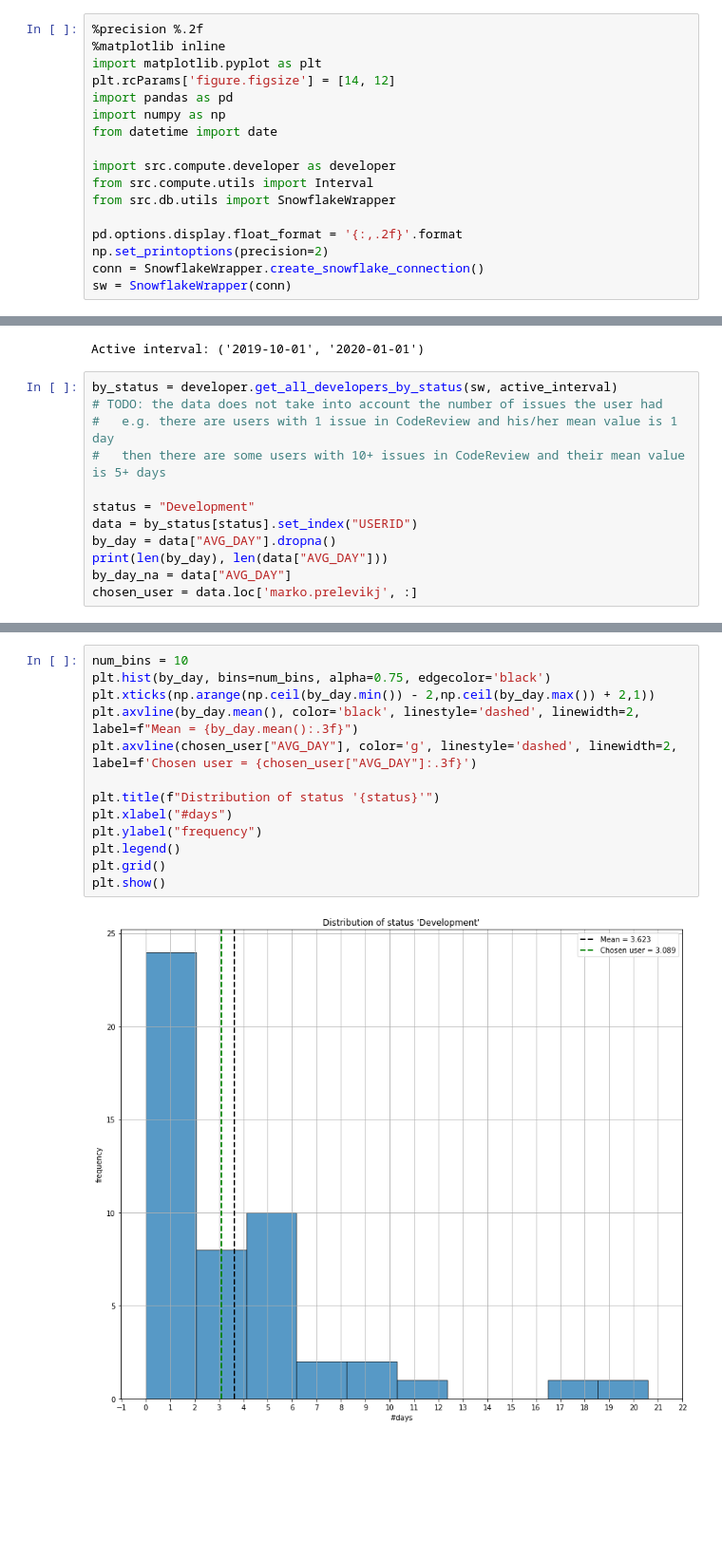
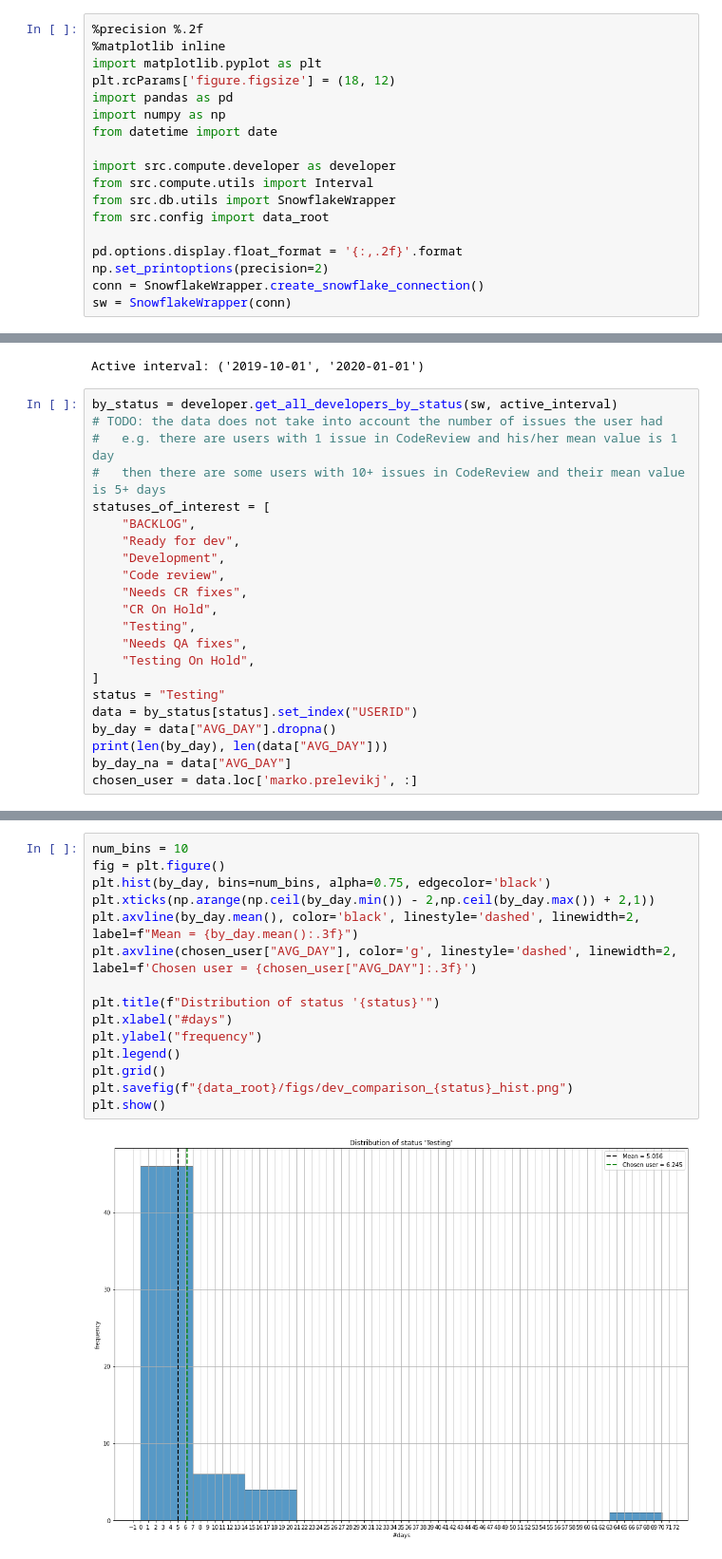
Before and after one commit to pr3mar/thesis, a Jupyter notebook: src/reports/compare_developers.ipynb, the cells around one changed output, grey strips where cells are left out. Shown at 95% size. Saved outputs shown, nothing was run; the diff lists cells and outputs as text; blank space fills up the shorter version.

Commit message:
Beautifying graphs + adding anon data

```diff
--- a/src/reports/compare_developers.ipynb
+++ b/src/reports/compare_developers.ipynb
@@ -2,7 +2,7 @@
 %precision %.2f
 %matplotlib inline
 import matplotlib.pyplot as plt
-plt.rcParams['figure.figsize'] = [14, 12]
+plt.rcParams['figure.figsize'] = (18, 12)
 import pandas as pd
 import numpy as np
 from datetime import date
@@ -10,6 +10,7 @@ from datetime import date
 import src.compute.developer as developer
 from src.compute.utils import Interval
 from src.db.utils import SnowflakeWrapper
+from src.config import data_root
 
 pd.options.display.float_format = '{:,.2f}'.format
 np.set_printoptions(precision=2)
@@ -42,8 +43,18 @@ by_status = developer.get_all_developers_by_status(sw, active_interval)
 # TODO: the data does not take into account the number of issues the user had
 #   e.g. there are users with 1 issue in CodeReview and his/her mean value is 1 day
 #   then there are some users with 10+ issues in CodeReview and their mean value is 5+ days
-
-status = "Development"
+statuses_of_interest = [
+    "BACKLOG",
+    "Ready for dev",
+    "Development",
+    "Code review",
+    "Needs CR fixes",
+    "CR On Hold",
+    "Testing",
+    "Needs QA fixes",
+    "Testing On Hold",
+]
+status = "Testing"
 data = by_status[status].set_index("USERID")
 by_day = data["AVG_DAY"].dropna()
 print(len(by_day), len(data["AVG_DAY"]))
@@ -54,18 +65,20 @@ chosen_user = data.loc['marko.prelevikj', :]
 # %%
 num_bins = 10
+fig = plt.figure()
 plt.hist(by_day, bins=num_bins, alpha=0.75, edgecolor='black')
 plt.xticks(np.arange(np.ceil(by_day.min()) - 2,np.ceil(by_day.max()) + 2,1))
 plt.axvline(by_day.mean(), color='black', linestyle='dashed', linewidth=2, label=f"Mean = {by_day.mean():.3f}")
 plt.axvline(chosen_user["AVG_DAY"], color='g', linestyle='dashed', linewidth=2, label=f'Chosen user = {chosen_user["AVG_DAY"]:.3f}')
 
 plt.title(f"Distribution of status '{status}'")
 plt.xlabel("#days")
 plt.ylabel("frequency")
 plt.legend()
 plt.grid()
+plt.savefig(f"{data_root}/figs/dev_comparison_{status}_hist.png")
 plt.show()
 # %% [output]
-[figure, old version]
+[figure, new version]
 # %%
 # plot power law (?)
 sorted_by_day = by_day.sort_values()
```
Also changed, not shown: parts of 2 cells of this notebook, 21 other files.
